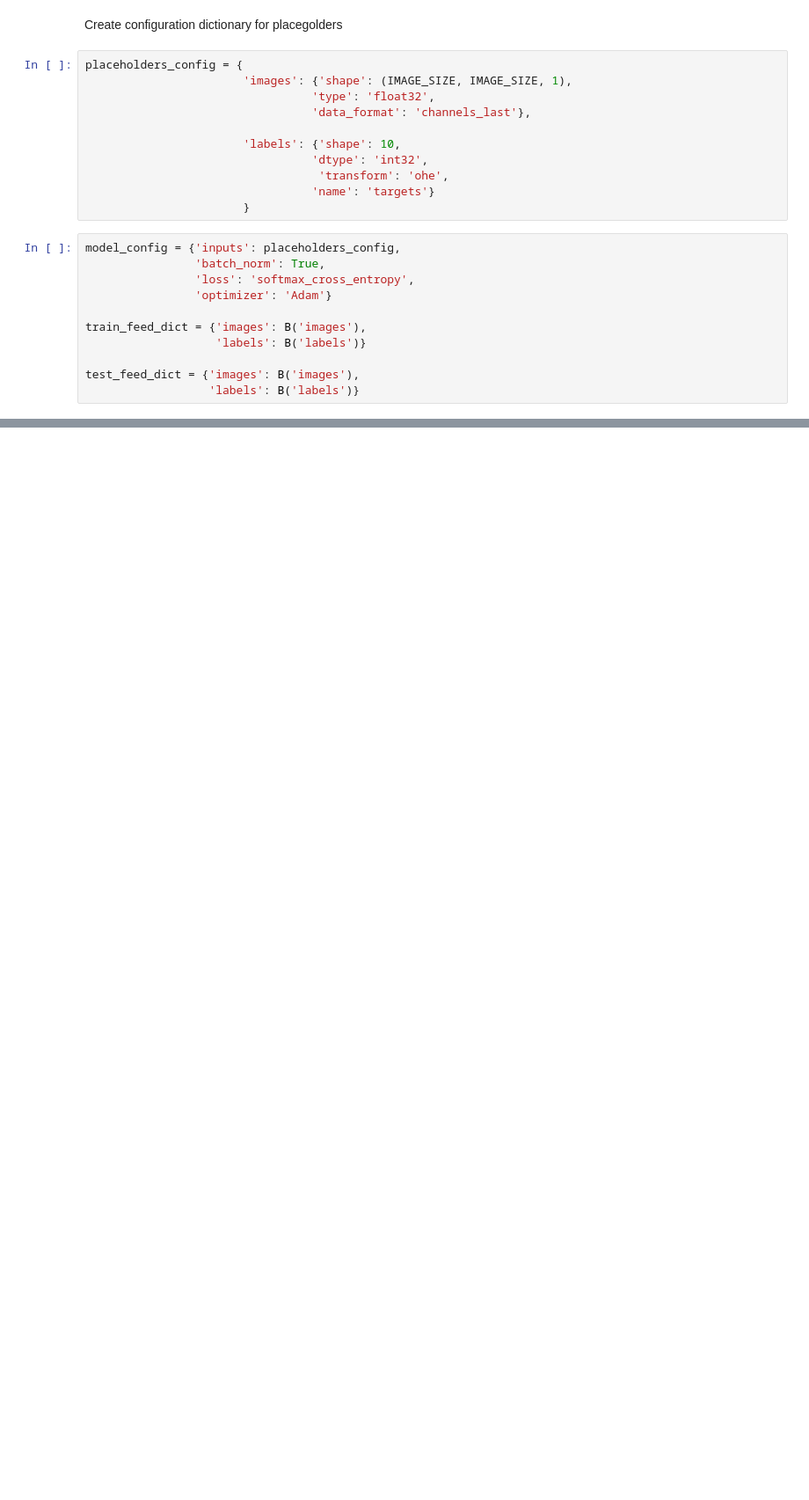
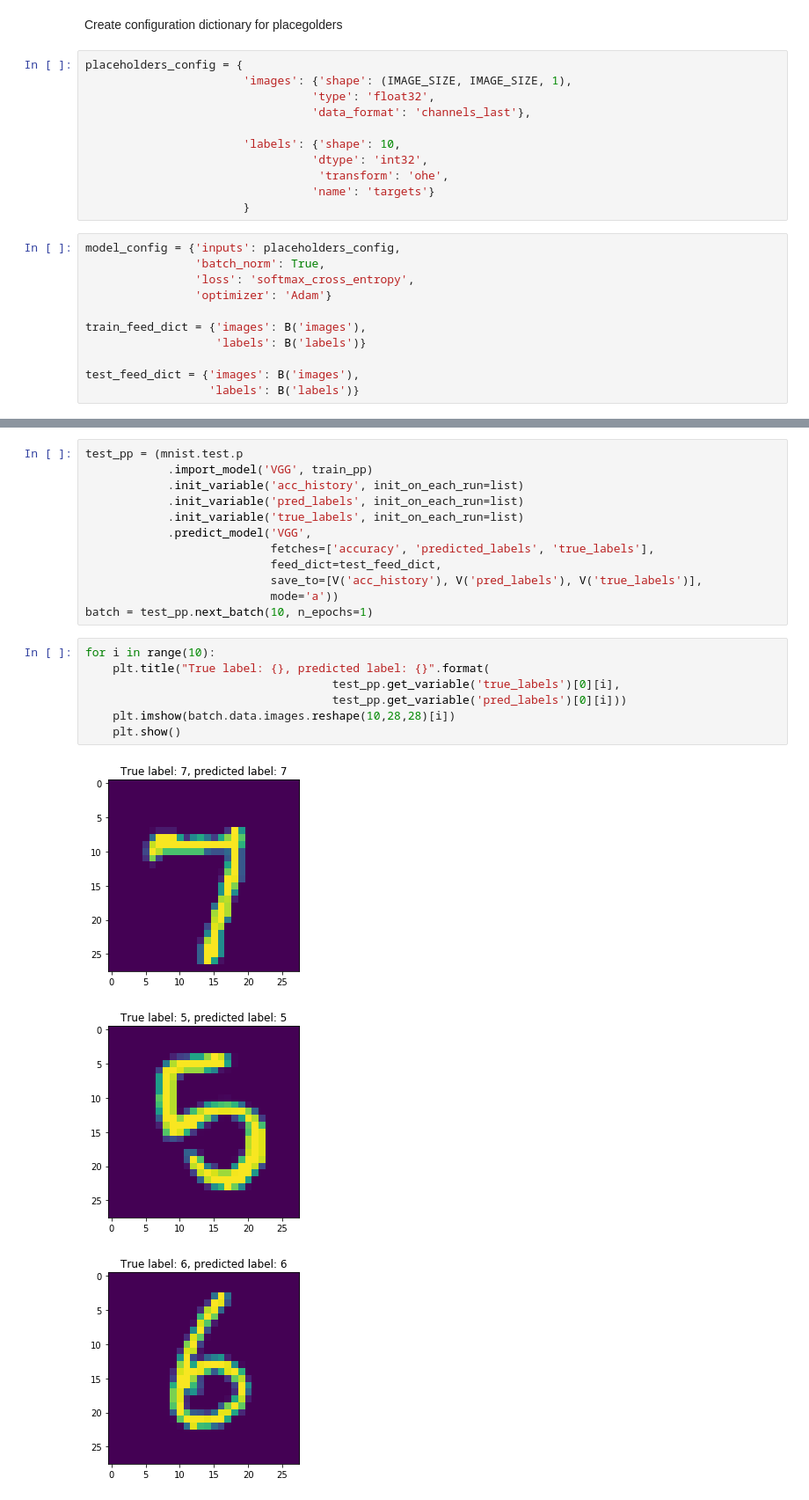
Before and after one commit to analysiscenter/az_training, a Jupyter notebook: alexey_kozhevin/task_03/vgg_demo.ipynb, the cells around one changed output, grey strips where cells are left out. Shown at 88% size. Cells and saved outputs as stored; diff of their text form; blank space fills up the shorter version.

```diff
--- a/alexey_kozhevin/task_03/vgg_demo.ipynb
+++ b/alexey_kozhevin/task_03/vgg_demo.ipynb
@@ -80,0 +82,23 @@ plt.show()
+# %%
+test_pp = (mnist.test.p
+            .import_model('VGG', train_pp)
+            .init_variable('acc_history', init_on_each_run=list)
+            .init_variable('pred_labels', init_on_each_run=list)
+            .init_variable('true_labels', init_on_each_run=list)
+            .predict_model('VGG',
+                           fetches=['accuracy', 'predicted_labels', 'true_labels'],
+                           feed_dict=test_feed_dict,
+                           save_to=[V('acc_history'), V('pred_labels'), V('true_labels')],
+                           mode='a'))
+batch = test_pp.next_batch(10, n_epochs=1)
+# %%
+for i in range(10):
+    plt.title("True label: {}, predicted label: {}".format(
+                                    test_pp.get_variable('true_labels')[0][i],
+                                    test_pp.get_variable('pred_labels')[0][i]))
+    plt.imshow(batch.data.images.reshape(10,28,28)[i])
+    plt.show()
+# %% [output]
+[figure, added]
+[figure, added]
+[figure, added]
```
Also changed, not shown: parts of 5 cells of this notebook, 2 other files.
